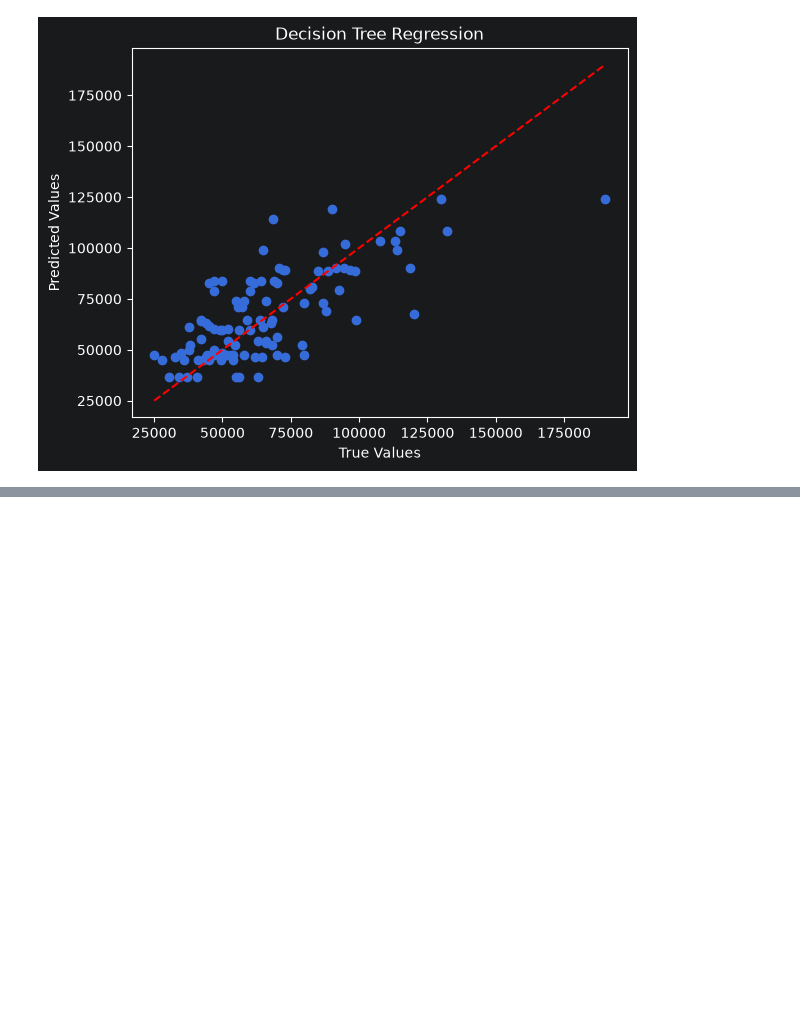
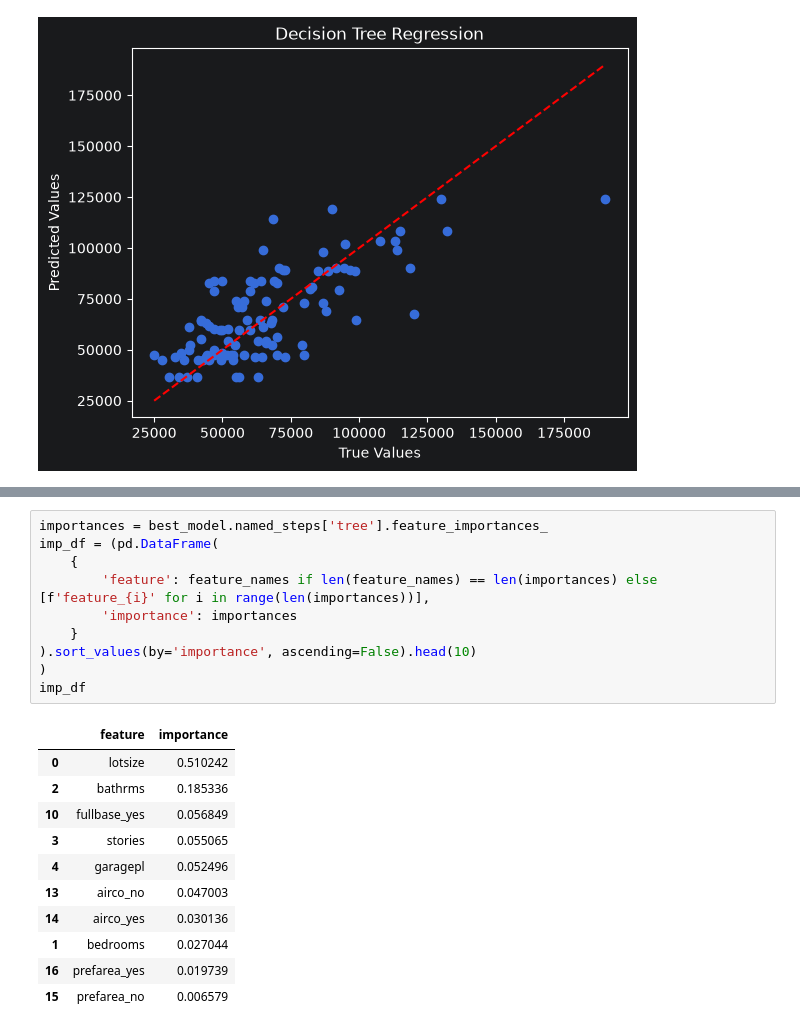
Before and after one commit to Zamanof/AI-Applications-Using-Python-FSDE_Oct_24_3_ru, a Jupyter notebook: AI 08/AI 08. Decision Tree.ipynb, the cells around one changed output, grey strips where cells are left out. Drawn from its saved outputs; the diff is of its cells as text; blank space fills up the shorter version.

```diff
--- a/AI 08/AI 08. Decision Tree.ipynb
+++ b/AI 08/AI 08. Decision Tree.ipynb
@@ -210,0 +237,22 @@ plt.show()
+# %%
+importances = best_model.named_steps['tree'].feature_importances_
+imp_df = (pd.DataFrame(
+    {
+        'feature': feature_names if len(feature_names) == len(importances) else [f'feature_{i}' for i in range(len(importances))],
+        'importance': importances
+    }
+).sort_values(by='importance', ascending=False).head(10)
+)
+imp_df
+# %% [output]
+|  | feature | importance |
+| 0 | lotsize | 0.510242 |
+| 2 | bathrms | 0.185336 |
+| 10 | fullbase_yes | 0.056849 |
+| 3 | stories | 0.055065 |
+| 4 | garagepl | 0.052496 |
+| 13 | airco_no | 0.047003 |
+| 14 | airco_yes | 0.030136 |
+| 1 | bedrooms | 0.027044 |
+| 16 | prefarea_yes | 0.019739 |
+| 15 | prefarea_no | 0.006579 |
```
Also changed, not shown: parts of 3 cells of this notebook, 6 other files.
